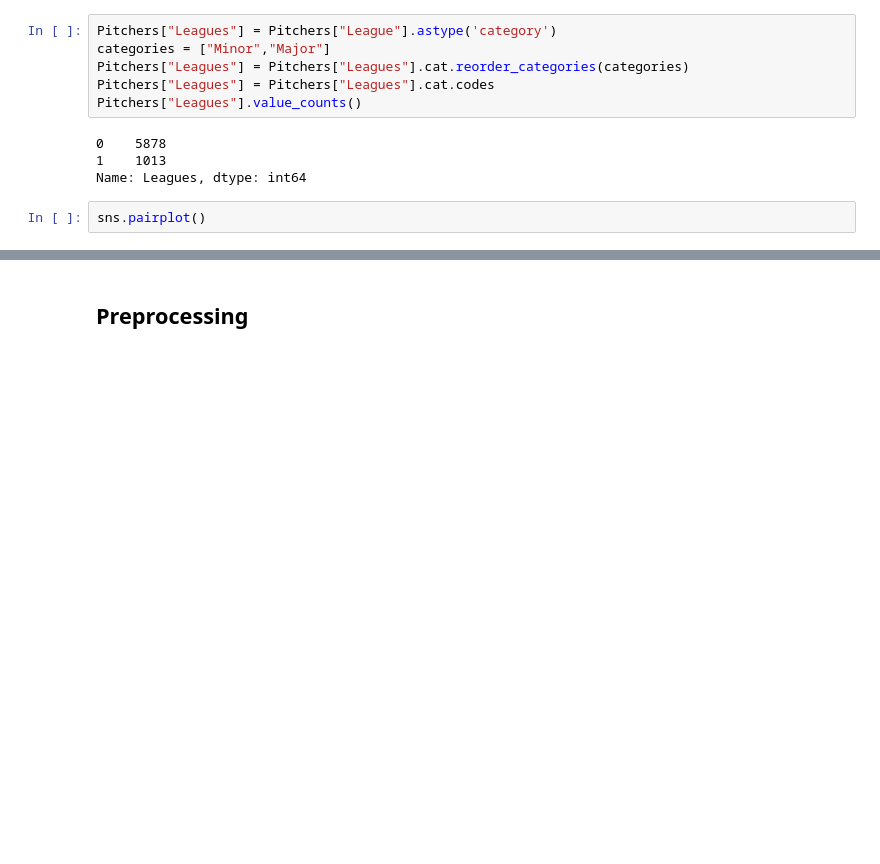
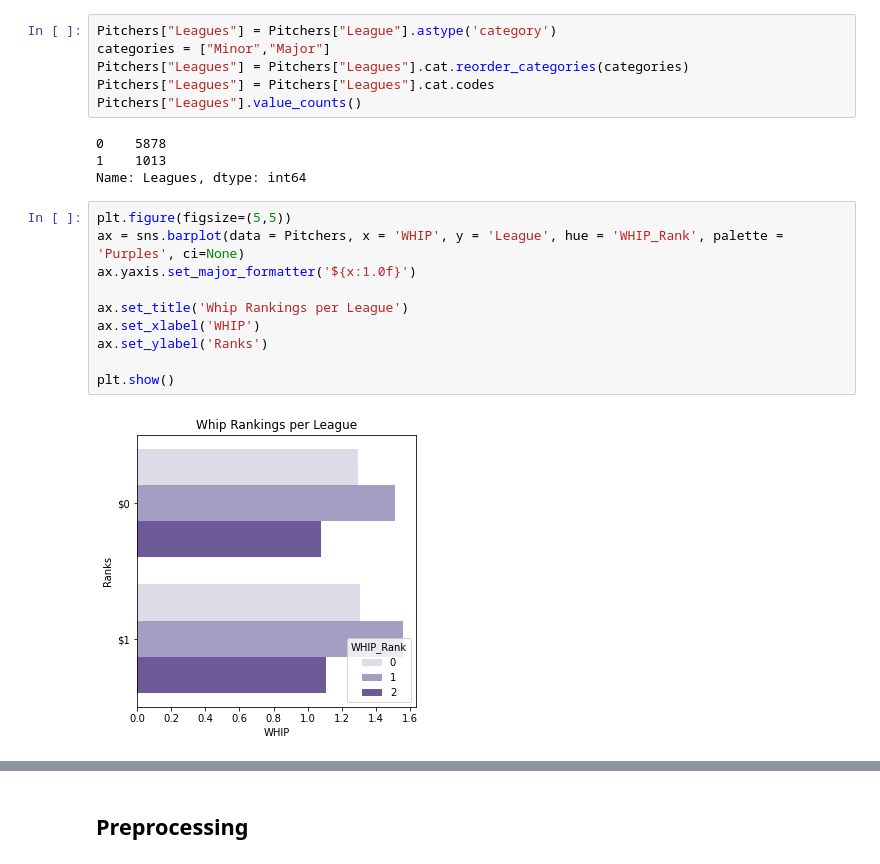
Before and after one commit to Kellyajara/MLB-MiLB-Classification, a Jupyter notebook: Data .ipynb, the cells around one changed output, grey strips where cells are left out. Cells and saved outputs as stored; diff of their text form; blank space fills up the shorter version.

```diff
--- a/Data .ipynb
+++ b/Data .ipynb
@@ -347,4 +347,14 @@ Pitchers["Leagues"].value_counts()
 1    1013
 Name: Leagues, dtype: int64
 # %%
-sns.pairplot()
+plt.figure(figsize=(5,5))
+ax = sns.barplot(data = Pitchers, x = 'WHIP', y = 'League', hue = 'WHIP_Rank', palette = 'Purples', ci=None)
+ax.yaxis.set_major_formatter('${x:1.0f}')
+
+ax.set_title('Whip Rankings per League')
+ax.set_xlabel('WHIP')
+ax.set_ylabel('Ranks')
+
+plt.show()
+# %% [output]
+[figure, added]
```
Also changed, not shown: parts of 2 cells of this notebook, 1 other file.
